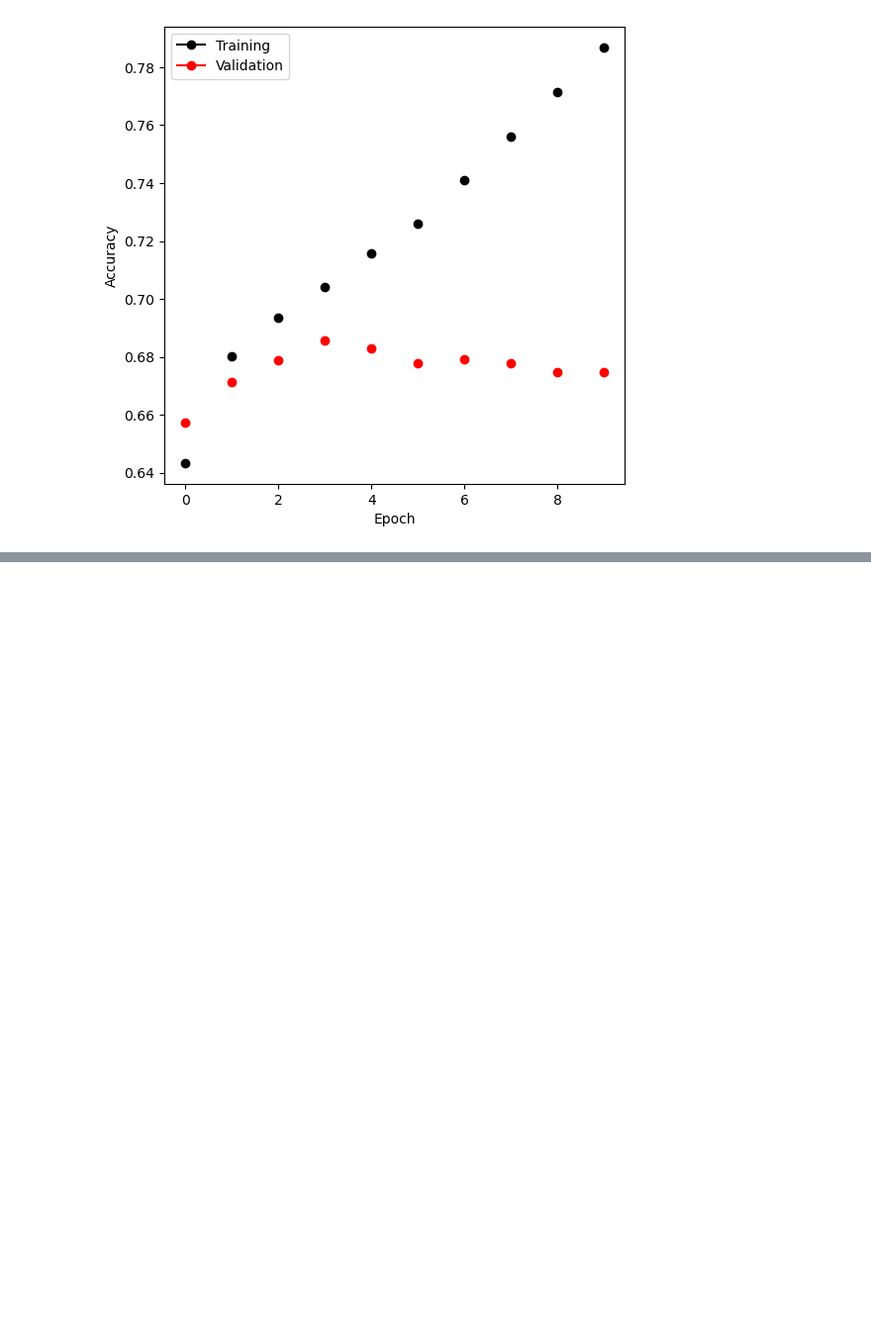
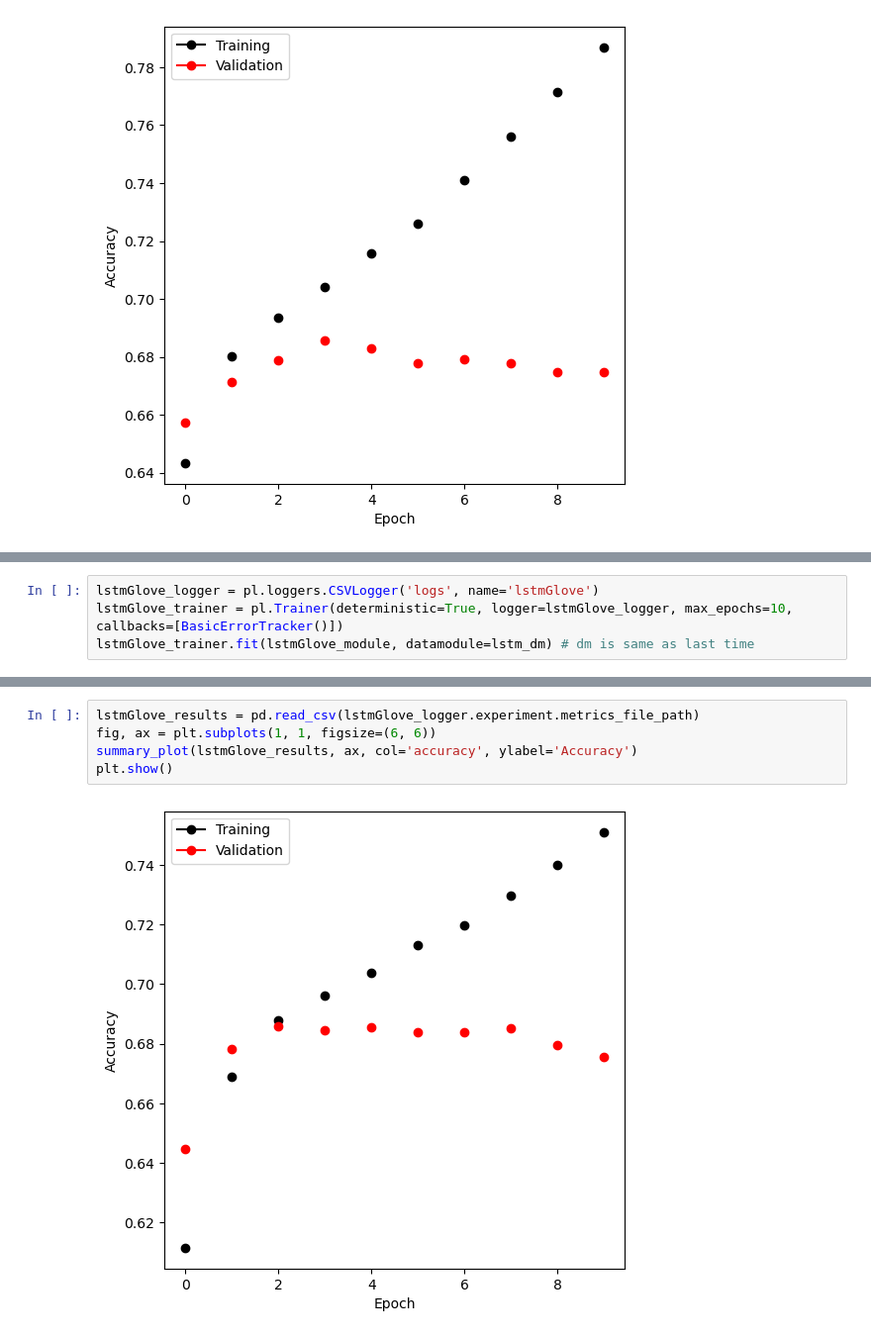
Before and after one commit to drwslv/ErdosReviewSentiment, a Jupyter notebook: andrew/lstm_model.ipynb, the cells around one changed output, grey strips where cells are left out. Shown at 99% size. Drawn from its saved outputs; the diff is of its cells as text; blank space fills up the shorter version.

```diff
--- a/andrew/lstm_model.ipynb
+++ b/andrew/lstm_model.ipynb
@@ -403,0 +446,4 @@ plt.show()
+# %%
+lstmGlove_logger = pl.loggers.CSVLogger('logs', name='lstmGlove')
+lstmGlove_trainer = pl.Trainer(deterministic=True, logger=lstmGlove_logger, max_epochs=10, callbacks=[BasicErrorTracker()])
+lstmGlove_trainer.fit(lstmGlove_module, datamodule=lstm_dm) # dm is same as last time
@@ -403,0 +476,7 @@ plt.show()
+# %%
+lstmGlove_results = pd.read_csv(lstmGlove_logger.experiment.metrics_file_path)
+fig, ax = plt.subplots(1, 1, figsize=(6, 6))
+summary_plot(lstmGlove_results, ax, col='accuracy', ylabel='Accuracy')
+plt.show()
+# %% [output]
+[figure, added]
```
Also changed, not shown: parts of 24 cells of this notebook, 2 other files.
